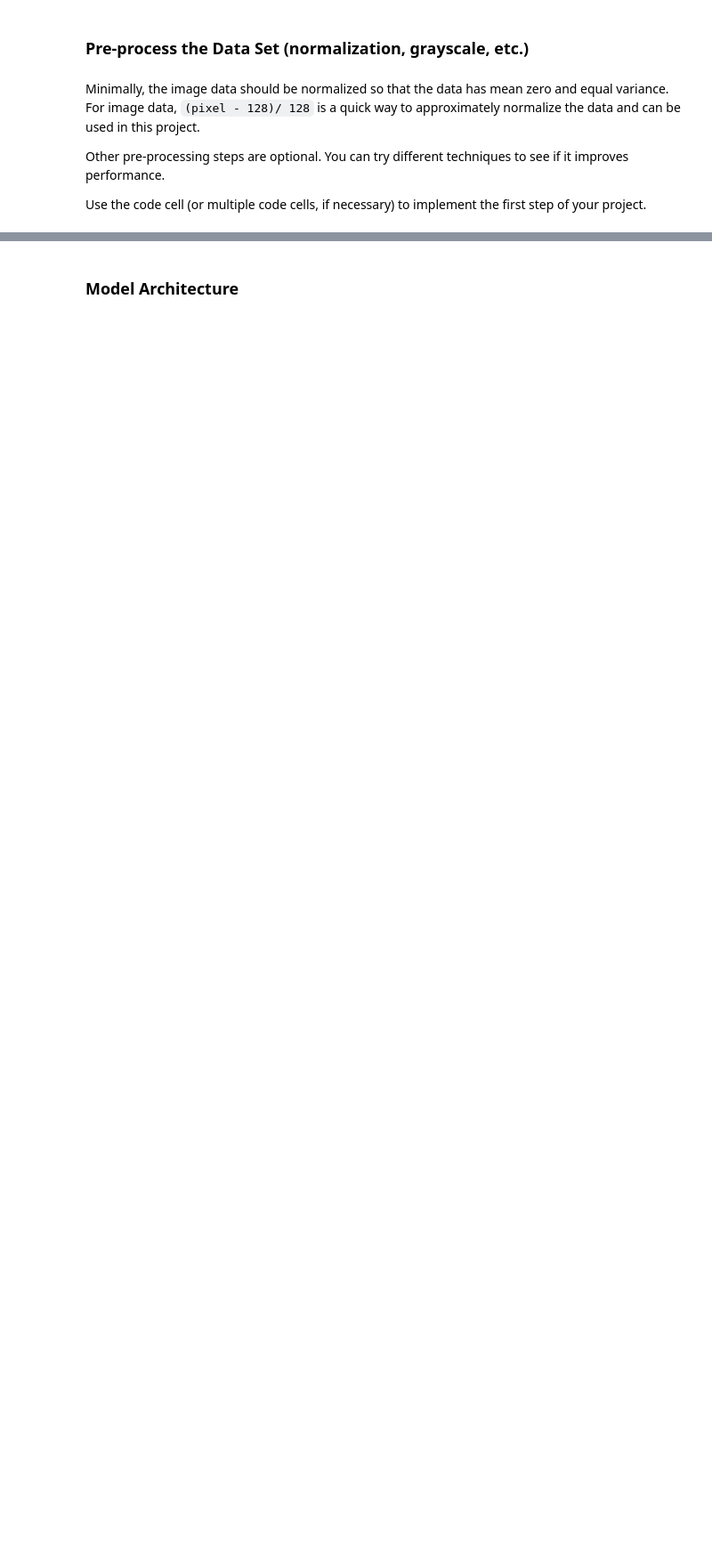
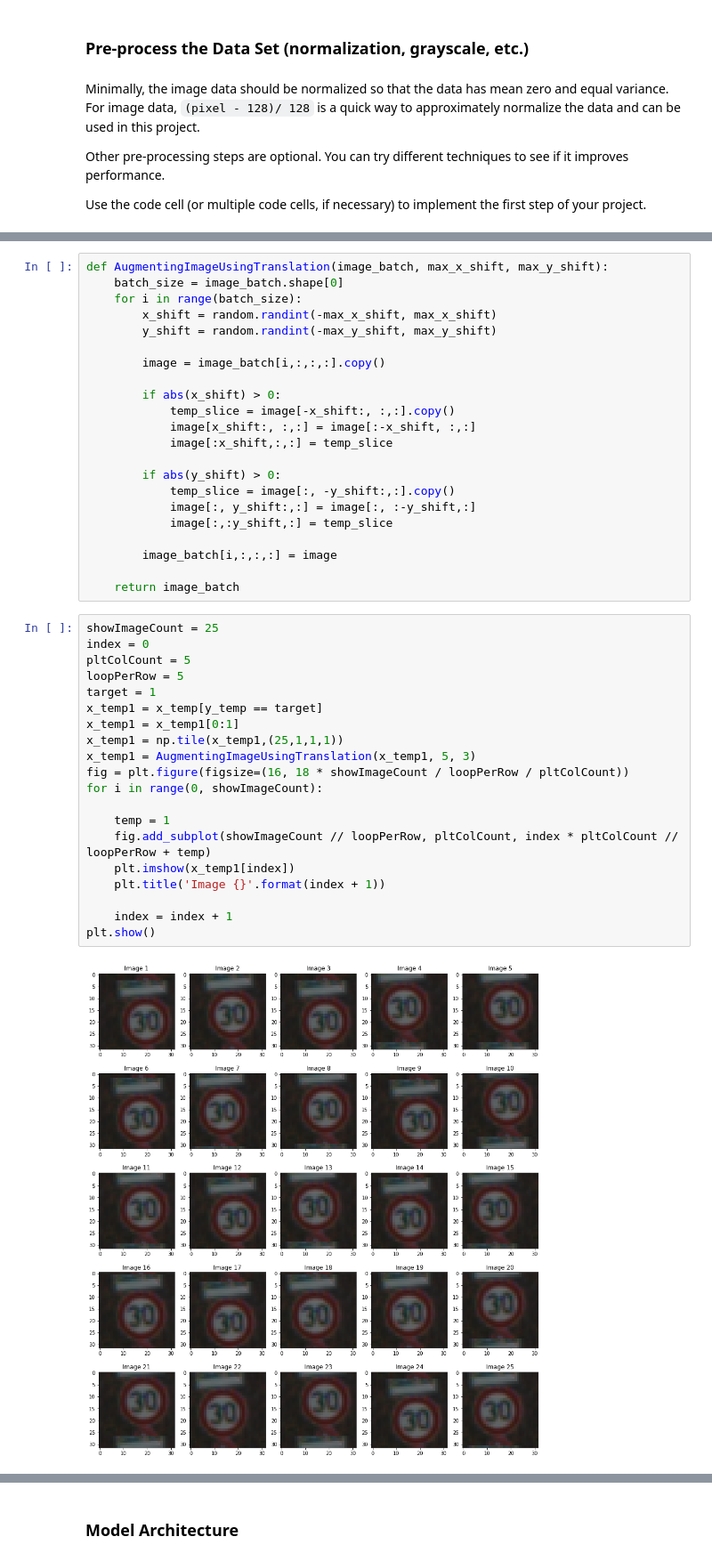
Before and after one commit to mkleung-dev/CarND-Traffic-Sign-Classifier-Project, a Jupyter notebook: Traffic_Sign_Classifier.ipynb, the cells around one changed output, grey strips where cells are left out. Shown at 89% size. Drawn from its saved outputs; the diff is of its cells as text; blank space fills up the shorter version.

```diff
--- a/Traffic_Sign_Classifier.ipynb
+++ b/Traffic_Sign_Classifier.ipynb
@@ -164,0 +239,44 @@ X_train, y_train = shuffle(X_train, y_train)
+# %%
+def AugmentingImageUsingTranslation(image_batch, max_x_shift, max_y_shift):
+    batch_size = image_batch.shape[0]
+    for i in range(batch_size):
+        x_shift = random.randint(-max_x_shift, max_x_shift)
+        y_shift = random.randint(-max_y_shift, max_y_shift)
+
+        image = image_batch[i,:,:,:].copy()
+
+        if abs(x_shift) > 0:
+            temp_slice = image[-x_shift:, :,:].copy()
+            image[x_shift:, :,:] = image[:-x_shift, :,:]
+            image[:x_shift,:,:] = temp_slice
+
+        if abs(y_shift) > 0:
+            temp_slice = image[:, -y_shift:,:].copy()
+            image[:, y_shift:,:] = image[:, :-y_shift,:]
+            image[:,:y_shift,:] = temp_slice
+
+        image_batch[i,:,:,:] = image
+
+    return image_batch
+# %%
+showImageCount = 25
+index = 0
+pltColCount = 5
+loopPerRow = 5
+target = 1
+x_temp1 = x_temp[y_temp == target]
+x_temp1 = x_temp1[0:1]
+x_temp1 = np.tile(x_temp1,(25,1,1,1))
+x_temp1 = AugmentingImageUsingTranslation(x_temp1, 5, 3)
+fig = plt.figure(figsize=(16, 18 * showImageCount / loopPerRow / pltColCount))
+for i in range(0, showImageCount):
+
+    temp = 1
+    fig.add_subplot(showImageCount // loopPerRow, pltColCount, index * pltColCount // loopPerRow + temp)
+    plt.imshow(x_temp1[index])
+    plt.title('Image {}'.format(index + 1))
+
+    index = index + 1
+plt.show()
+# %% [output]
+[figure, added]
```
Also changed, not shown: parts of 27 cells of this notebook.
